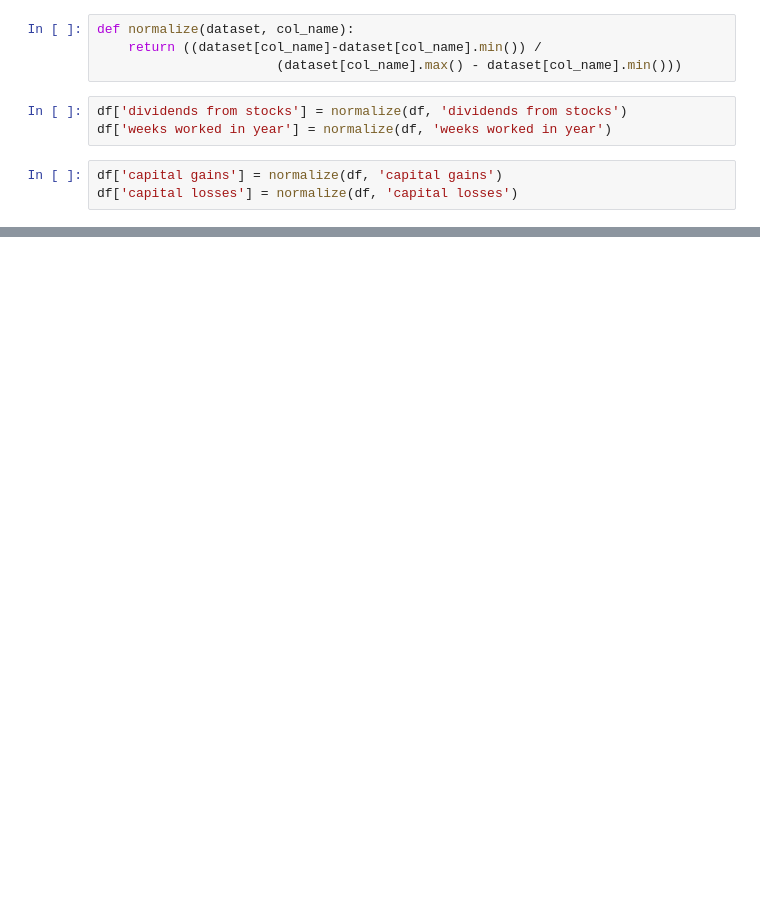
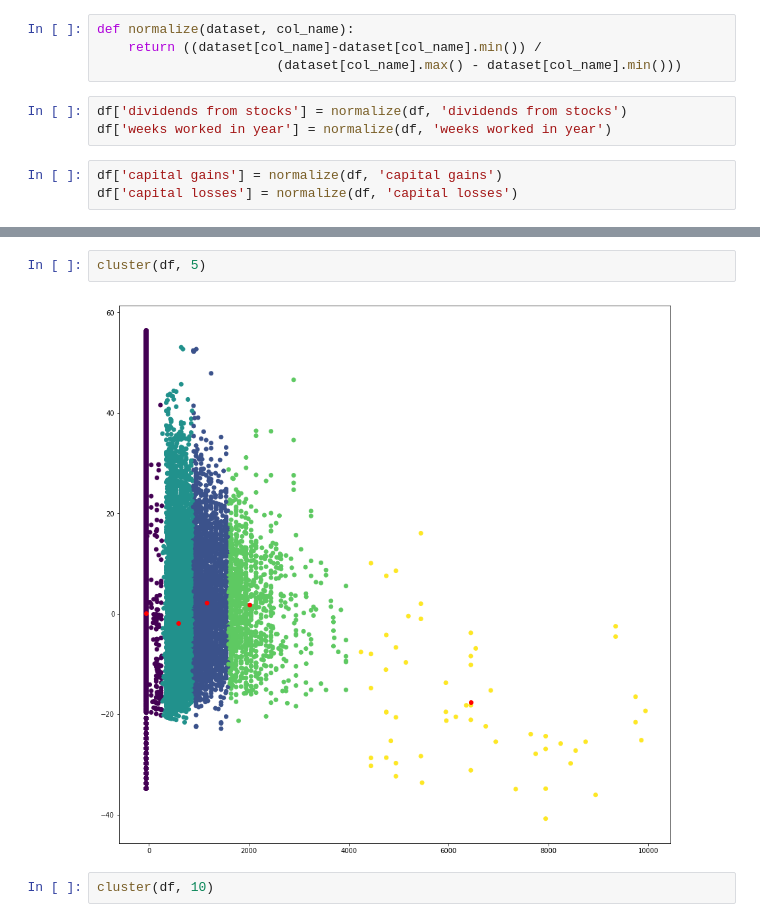
Before and after one commit to mMarzeta/data_exploration, a Jupyter notebook: ed.ipynb, the cells around one changed output, grey strips where cells are left out. Cells and saved outputs as stored; diff of their text form; blank space fills up the shorter version.

```diff
--- a/ed.ipynb
+++ b/ed.ipynb
@@ -304,0 +286,6 @@ len(kmeans.cluster_centers_[0]), len(numerical_features.columns)
+# %%
+cluster(df, 5)
+# %% [output]
+[figure, added]
+# %%
+cluster(df, 10)
```
Also changed, not shown: parts of 14 cells of this notebook.
